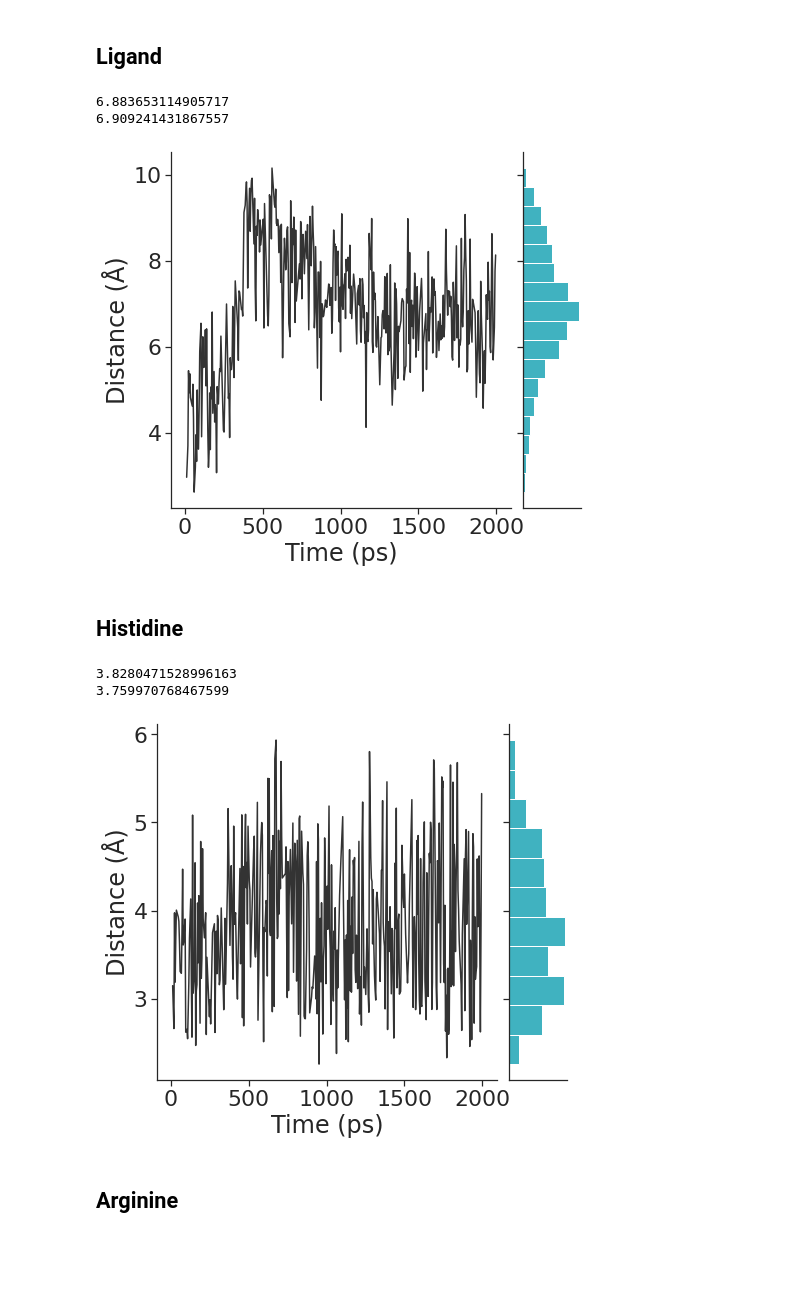
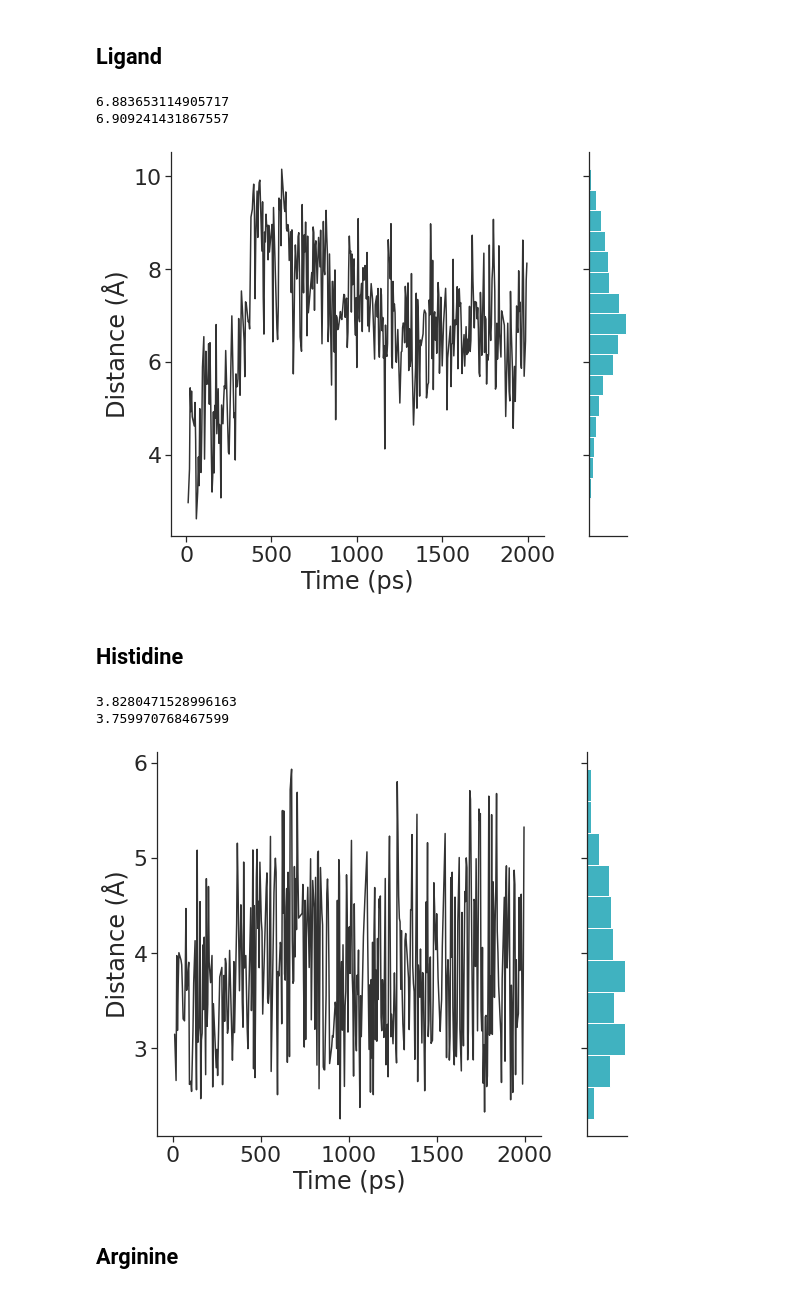
Before and after one commit to jasmin-guven/first_year_project, a Jupyter notebook: execution_model/scripts/plot_water_hbonds.ipynb, the cells around one changed output. Saved outputs shown, nothing was run; the diff lists cells and outputs as text; code cells hidden in the pictures; blank space fills up the shorter version.

```diff
--- a/execution_model/scripts/plot_water_hbonds.ipynb
+++ b/execution_model/scripts/plot_water_hbonds.ipynb
@@ -192,44 +197,48 @@ plt.setp(plot.ax_marg_x.patches, color="w")
 plot.ax_marg_x.remove()
 plot.ax_joint.spines["top"].set_visible(True)
 sns.despine()
+plt.tight_layout()
+
 plt.savefig("../../plots/water_mediated_hydrogen_bonds/ligand_15.pdf")
 # %% [output]
 6.883653114905717
 6.909241431867557
-[figure, old version]
+[figure, new version]
 # %% [markdown]
 ## Histidine
 # %%
 data = np.array([raw_data[0], raw_data[2]])
 data_transpose = np.transpose(data)
 
 dataframe = pd.DataFrame(data_transpose, columns=["time", "his1"])
 avg = np.mean(dataframe["his1"])
 print(avg)
 med = np.median(dataframe["his1"])
 print(med)
 sns.set(context="notebook", palette="colorblind", style="ticks", font_scale=2)
 
 plot = sns.jointplot(data=dataframe, x="time", y="his1", kind="scatter", color="#0099AB")
 plot.ax_joint.cla()
 plt.sca(plot.ax_joint)
 plt.scatter(dataframe["time"], dataframe["his1"], c="white")
 plot.ax_joint.plot(dataframe["time"], dataframe["his1"], color="black", alpha=0.8)
 # plot.ax_joint.hlines(avg, 0, 2000, lw=2, color="#D0006F")
 # plot.ax_joint.hlines(med, 0, 2000, lw=2, color="#68246D")
 
 plt.gcf().set_size_inches(8, 8)
 plot.set_axis_labels("Time (ps)", "Distance (Å)")
 plt.setp(plot.ax_marg_x.patches, color="w")
 # plt.setp(plot.ax_marg_x.spines, color="w")
 plot.ax_marg_x.remove()
 plot.ax_joint.spines["top"].set_visible(True)
 sns.despine()
+plt.tight_layout()
+
 plt.savefig("../../plots/water_mediated_hydrogen_bonds/lig15_his1.pdf")
 # %% [output]
 3.8280471528996163
 3.759970768467599
-[figure, old version]
+[figure, new version]
 # %% [markdown]
 ## Arginine
 # %%
```
Also changed, not shown: parts of 7 cells of this notebook, 9 other files.
